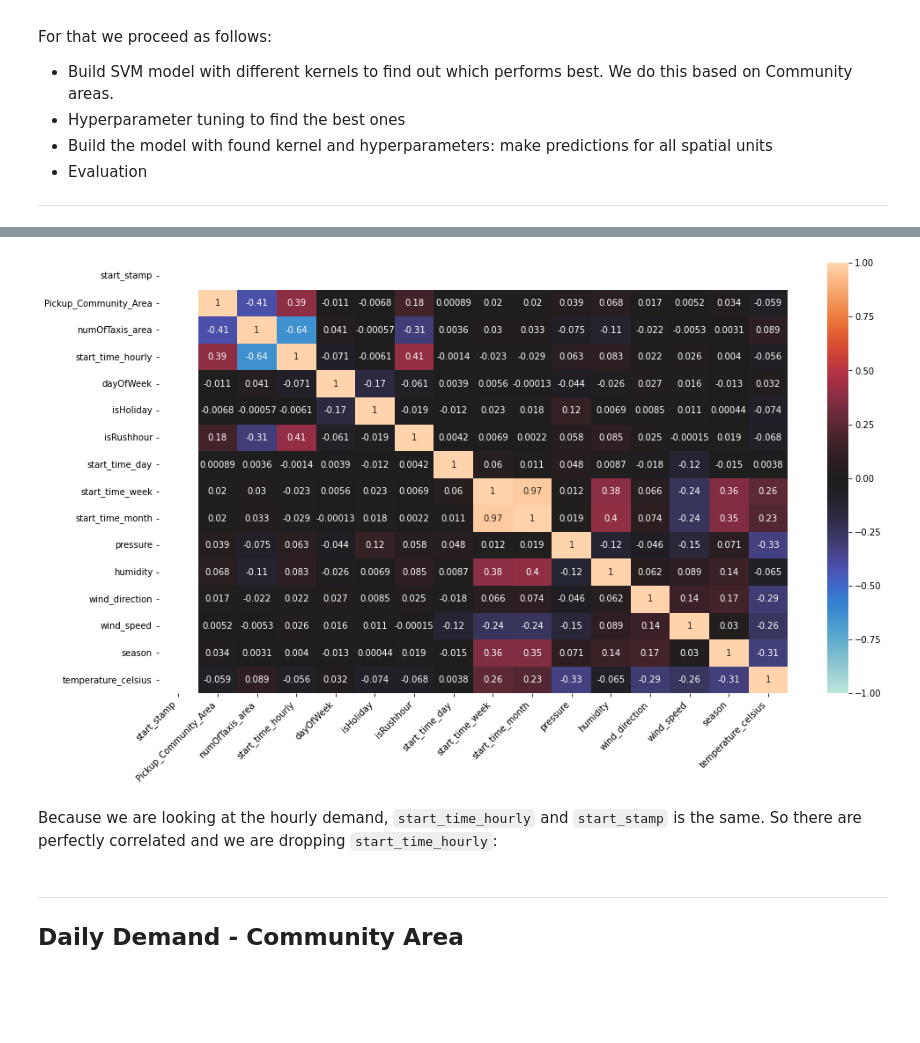
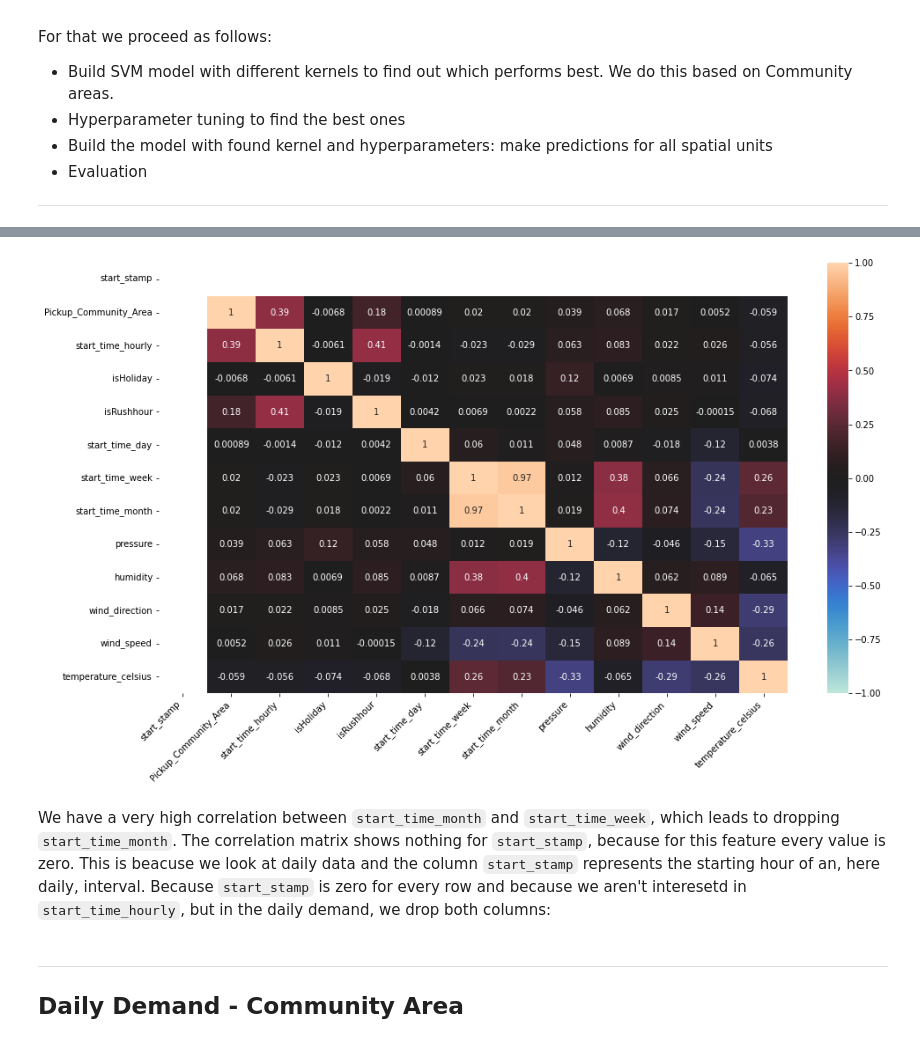
Before and after one commit to Hannah2800/AAA_2023_AdvancedPythonPandas, a Jupyter notebook: Task 4 - Predictive Analysis - SVM (daily).ipynb, the cells around one changed output, grey strips where cells are left out. Cells and saved outputs as stored; diff of their text form; code cells hidden in the pictures; blank space fills up the shorter version.

```diff
--- a/Task 4 - Predictive Analysis - SVM (daily).ipynb
+++ b/Task 4 - Predictive Analysis - SVM (daily).ipynb
@@ -73,21 +75,21 @@ df_24h_hexhig = pred.dayandseas_to_int(df_24h_hexhig)
 # %%
 # correlation matrix of df_h_comar
 
 import seaborn as sns
-corr = df_24h_comar.corr()
+corr = df_24h_comar.drop(columns = ['numOfTaxis_area']).corr()
 plt.figure(figsize = (16,9))
 ax = sns.heatmap(corr, vmin = -1, vmax= 1, center = 0, annot=True)
 
 ax.set_xticklabels(ax.get_xticklabels(),
                   rotation = 45,
                   horizontalalignment = 'right')
 
 ax.set_yticklabels(ax.get_yticklabels(),
                    rotation =0,
                    horizontalalignment = 'right')
 
 plt.show()
 # %% [output]
-[figure, old version]
+[figure, new version]
 # %% [markdown]
-Because we are looking at the hourly demand, `start_time_hourly` and `start_stamp` is the same. So there are perfectly correlated and we are dropping `start_time_hourly`:
+We have a very high correlation between `start_time_month` and `start_time_week`, which leads to dropping `start_time_month`. The correlation matrix shows nothing for `start_stamp`, because for this feature every value is zero. This is beacuse we look at daily data and the column `start_stamp` represents the starting hour of an, here daily, interval. Because `start_stamp` is zero for every row and because we aren't interesetd in `start_time_hourly`, but in the daily demand, we drop both columns:
```
Also changed, not shown: parts of 7 cells of this notebook, 4 other files.
